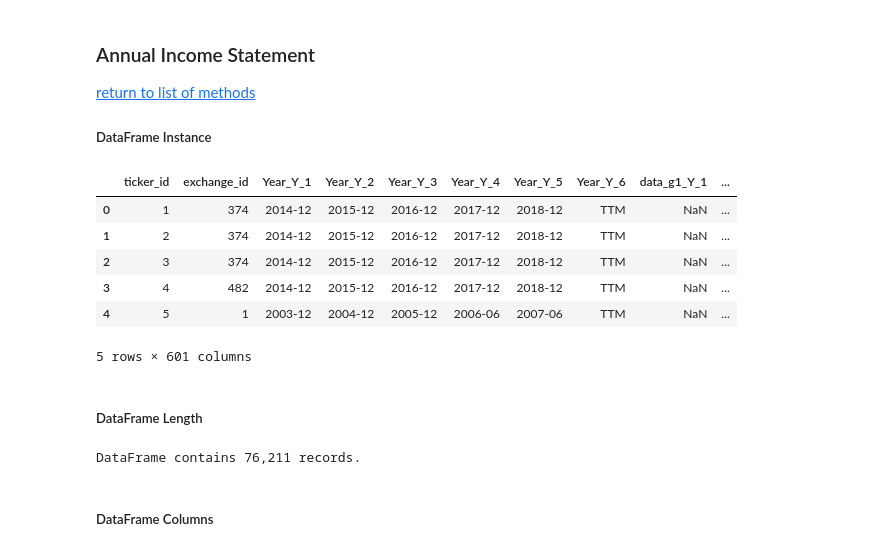
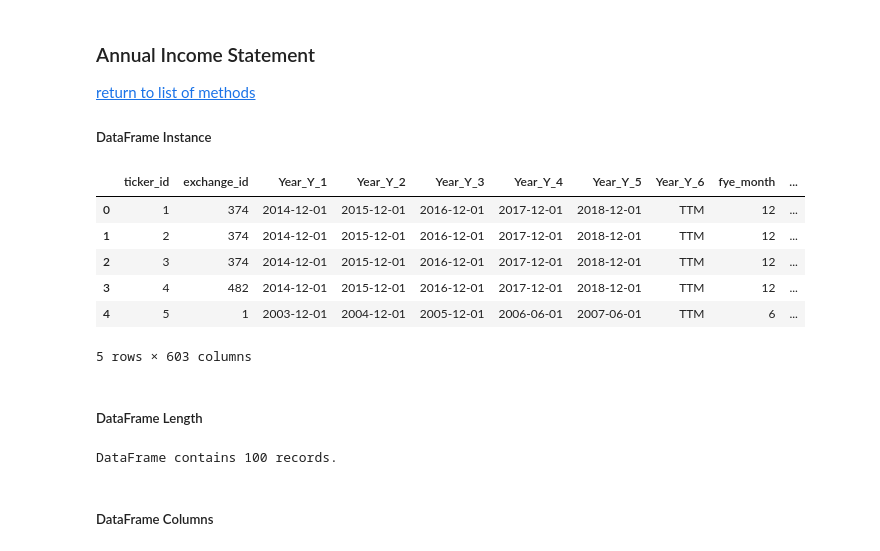
Before and after one commit to caiobran/mstables, a Jupyter notebook: data_overview.ipynb, the cells around one changed output. Cells and saved outputs as stored; diff of their text form; code cells hidden in the pictures.

```diff
--- a/data_overview.ipynb
+++ b/data_overview.ipynb
@@ -475,23 +489,23 @@ Name: 0, dtype: object
 [return to list of methods](#methods)
 ##### DataFrame Instance
 # %%
-df_isa0 = df.annualIS()
+df_annualIS = df.annualIS()
 # %%
-df_isa0.head()
+df_annualIS.head()
 # %% [output]
-|  | ticker_id | exchange_id | Year_Y_1 | Year_Y_2 | Year_Y_3 | Year_Y_4 | Year_Y_5 | Year_Y_6 | data_g1_Y_1 | ... |
-| 0 | 1 | 374 | 2014-12 | 2015-12 | 2016-12 | 2017-12 | 2018-12 | TTM | NaN | ... |
-| 1 | 2 | 374 | 2014-12 | 2015-12 | 2016-12 | 2017-12 | 2018-12 | TTM | NaN | ... |
-| 2 | 3 | 374 | 2014-12 | 2015-12 | 2016-12 | 2017-12 | 2018-12 | TTM | NaN | ... |
-| 3 | 4 | 482 | 2014-12 | 2015-12 | 2016-12 | 2017-12 | 2018-12 | TTM | NaN | ... |
-| 4 | 5 | 1 | 2003-12 | 2004-12 | 2005-12 | 2006-06 | 2007-06 | TTM | NaN | ... |
+|  | ticker_id | exchange_id | Year_Y_1 | Year_Y_2 | Year_Y_3 | Year_Y_4 | Year_Y_5 | Year_Y_6 | fye_month | ... |
+| 0 | 1 | 374 | 2014-12-01 | 2015-12-01 | 2016-12-01 | 2017-12-01 | 2018-12-01 | TTM | 12 | ... |
+| 1 | 2 | 374 | 2014-12-01 | 2015-12-01 | 2016-12-01 | 2017-12-01 | 2018-12-01 | TTM | 12 | ... |
+| 2 | 3 | 374 | 2014-12-01 | 2015-12-01 | 2016-12-01 | 2017-12-01 | 2018-12-01 | TTM | 12 | ... |
+| 3 | 4 | 482 | 2014-12-01 | 2015-12-01 | 2016-12-01 | 2017-12-01 | 2018-12-01 | TTM | 12 | ... |
+| 4 | 5 | 1 | 2003-12-01 | 2004-12-01 | 2005-12-01 | 2006-06-01 | 2007-06-01 | TTM | 6 | ... |
-5 rows × 601 columns
+5 rows × 603 columns
 # %% [markdown]
 ##### DataFrame Length
 # %%
-print('DataFrame contains {:,.0f} records.'.format(len(df_isa0)))
+print('DataFrame contains {:,.0f} records.'.format(len(df_annualIS)))
 # %% [output]
-DataFrame contains 76,211 records.
+DataFrame contains 100 records.
 # %% [markdown]
 ##### DataFrame Columns
 # %%
```
Also changed, not shown: parts of 63 cells of this notebook, 4 other files.
